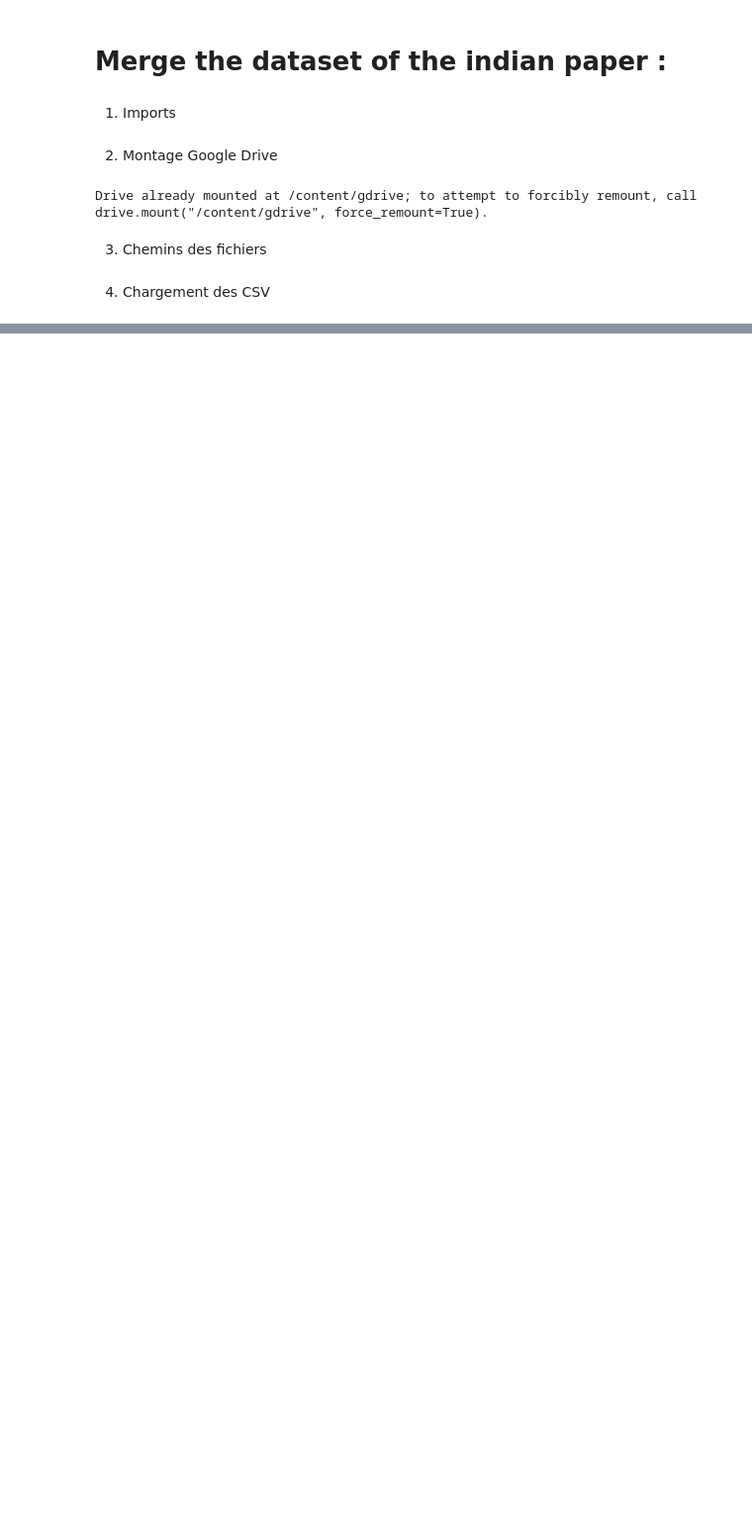
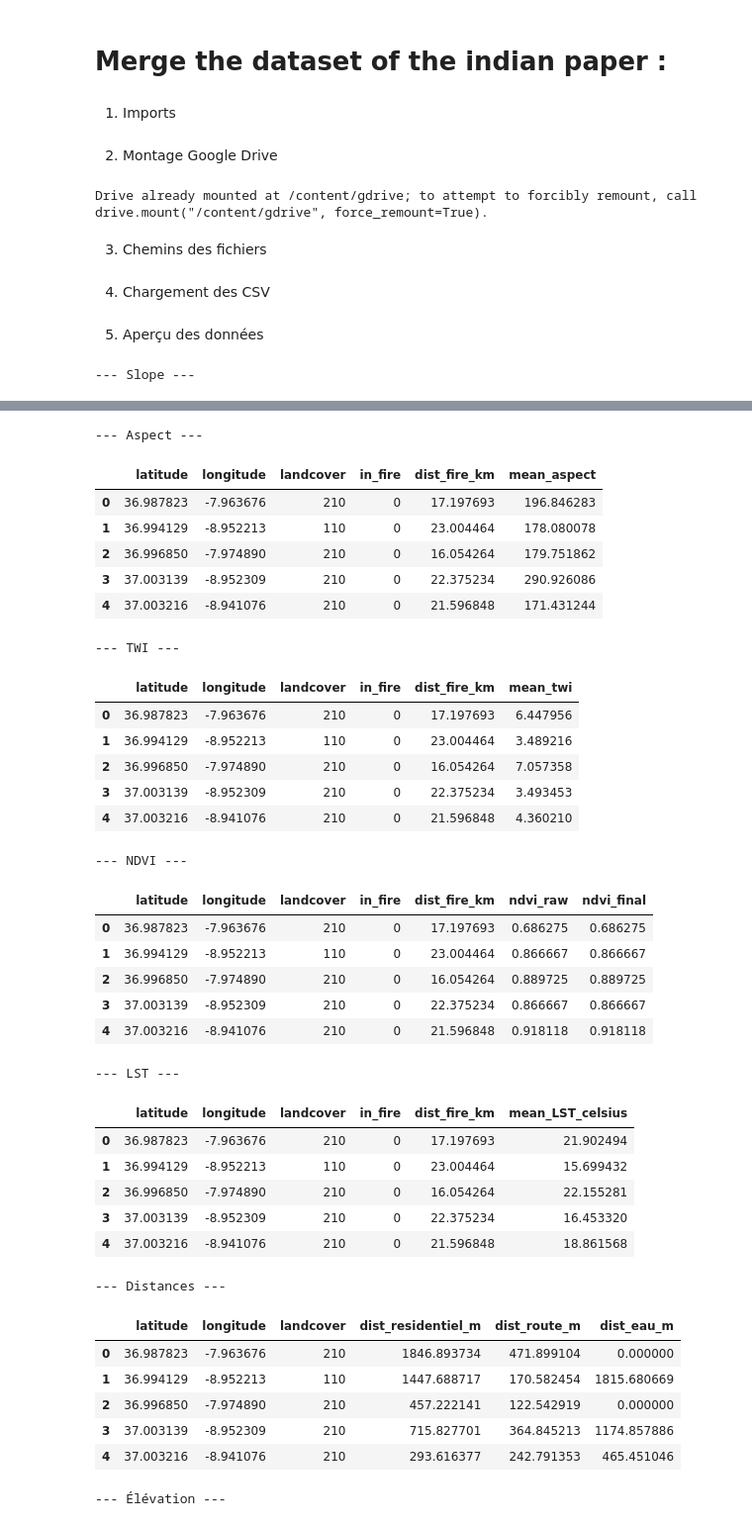
Before and after one commit to AbdelkarimElm/data-driven-wildfire-prediction-portugal, a Jupyter notebook: Reimplementation_Methods_Papers/PreprocessingData/Merge_IndiaPaper_Features.ipynb, the cells around one changed output, grey strips where cells are left out. Shown at 99% size. Drawn from its saved outputs; the diff is of its cells as text; code cells hidden in the pictures; blank space fills up the shorter version.

```diff
--- a/Reimplementation_Methods_Papers/PreprocessingData/Merge_IndiaPaper_Features.ipynb
+++ b/Reimplementation_Methods_Papers/PreprocessingData/Merge_IndiaPaper_Features.ipynb
@@ -27,0 +36,25 @@ output_csv_path    = "/content/gdrive/MyDrive/Projet big data dossier organisé
+# %% [markdown]
+5. Aperçu des données
+# %%
+print("--- Slope ---")
+display(df_slope.head(5))
+
+print("--- Aspect ---")
+display(df_aspect.head(5))
+
+print("--- TWI ---")
+display(df_twi.head(5))
+
+print("--- NDVI ---")
+display(df_ndvi.head(5))
+
+print("--- LST ---")
+display(df_lst.head(5))
+
+print("--- Distances ---")
+display(df_distances.head(5))
+
+print("--- Élévation ---")
+display(df_elevation.head(5))
+# %% [output]
+--- Slope ---
@@ -27,0 +67,36 @@ output_csv_path    = "/content/gdrive/MyDrive/Projet big data dossier organisé
+--- Aspect ---
+|  | latitude | longitude | landcover | in_fire | dist_fire_km | mean_aspect |
+| 0 | 36.987823 | -7.963676 | 210 | 0 | 17.197693 | 196.846283 |
+| 1 | 36.994129 | -8.952213 | 110 | 0 | 23.004464 | 178.080078 |
+| 2 | 36.996850 | -7.974890 | 210 | 0 | 16.054264 | 179.751862 |
+| 3 | 37.003139 | -8.952309 | 210 | 0 | 22.375234 | 290.926086 |
+| 4 | 37.003216 | -8.941076 | 210 | 0 | 21.596848 | 171.431244 |
+--- TWI ---
+|  | latitude | longitude | landcover | in_fire | dist_fire_km | mean_twi |
+| 0 | 36.987823 | -7.963676 | 210 | 0 | 17.197693 | 6.447956 |
+| 1 | 36.994129 | -8.952213 | 110 | 0 | 23.004464 | 3.489216 |
+| 2 | 36.996850 | -7.974890 | 210 | 0 | 16.054264 | 7.057358 |
+| 3 | 37.003139 | -8.952309 | 210 | 0 | 22.375234 | 3.493453 |
+| 4 | 37.003216 | -8.941076 | 210 | 0 | 21.596848 | 4.360210 |
+--- NDVI ---
+|  | latitude | longitude | landcover | in_fire | dist_fire_km | ndvi_raw | ndvi_final |
+| 0 | 36.987823 | -7.963676 | 210 | 0 | 17.197693 | 0.686275 | 0.686275 |
+| 1 | 36.994129 | -8.952213 | 110 | 0 | 23.004464 | 0.866667 | 0.866667 |
+| 2 | 36.996850 | -7.974890 | 210 | 0 | 16.054264 | 0.889725 | 0.889725 |
+| 3 | 37.003139 | -8.952309 | 210 | 0 | 22.375234 | 0.866667 | 0.866667 |
+| 4 | 37.003216 | -8.941076 | 210 | 0 | 21.596848 | 0.918118 | 0.918118 |
+--- LST ---
+|  | latitude | longitude | landcover | in_fire | dist_fire_km | mean_LST_celsius |
+| 0 | 36.987823 | -7.963676 | 210 | 0 | 17.197693 | 21.902494 |
+| 1 | 36.994129 | -8.952213 | 110 | 0 | 23.004464 | 15.699432 |
+| 2 | 36.996850 | -7.974890 | 210 | 0 | 16.054264 | 22.155281 |
+| 3 | 37.003139 | -8.952309 | 210 | 0 | 22.375234 | 16.453320 |
+| 4 | 37.003216 | -8.941076 | 210 | 0 | 21.596848 | 18.861568 |
+--- Distances ---
+|  | latitude | longitude | landcover | dist_residentiel_m | dist_route_m | dist_eau_m |
+| 0 | 36.987823 | -7.963676 | 210 | 1846.893734 | 471.899104 | 0.000000 |
+| 1 | 36.994129 | -8.952213 | 110 | 1447.688717 | 170.582454 | 1815.680669 |
+| 2 | 36.996850 | -7.974890 | 210 | 457.222141 | 122.542919 | 0.000000 |
+| 3 | 37.003139 | -8.952309 | 210 | 715.827701 | 364.845213 | 1174.857886 |
+| 4 | 37.003216 | -8.941076 | 210 | 293.616377 | 242.791353 | 465.451046 |
+--- Élévation ---
```
Also changed, not shown: parts of 8 cells of this notebook.
